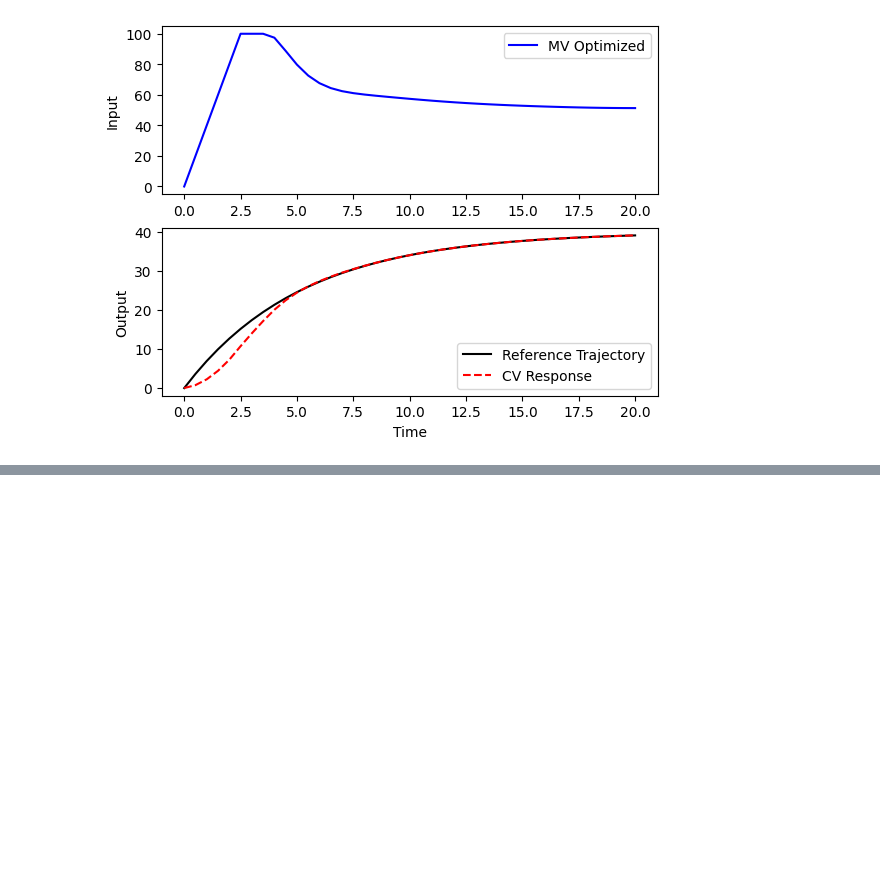
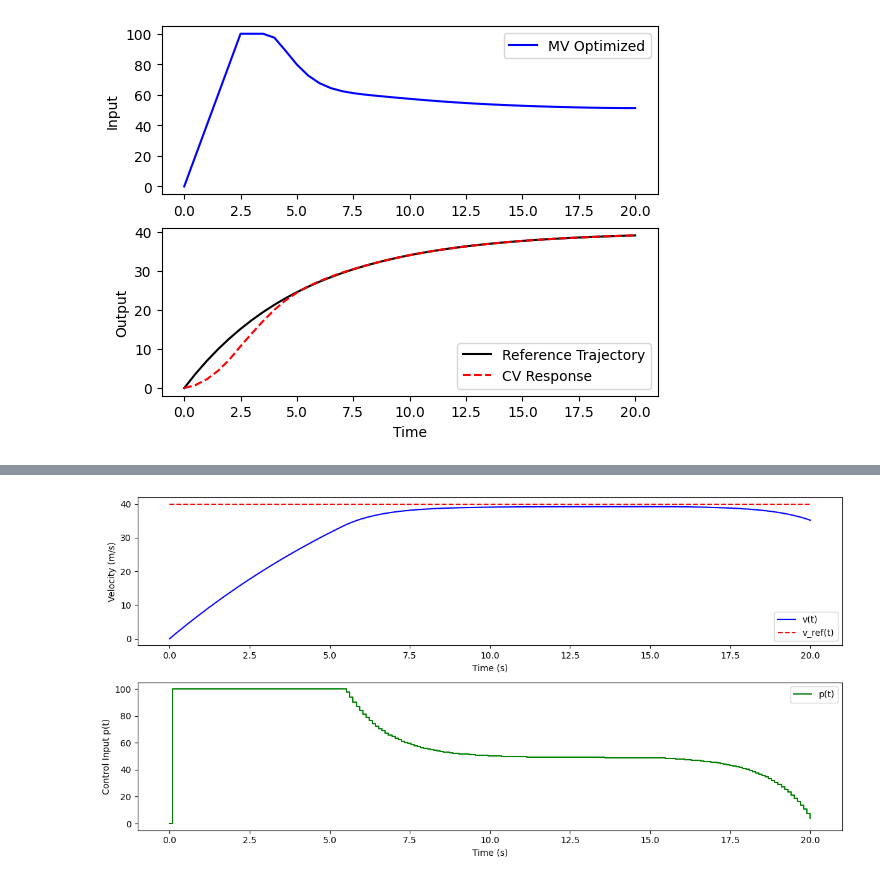
Before and after one commit to costasmexis/dynamic-modeling, a Jupyter notebook: control/Notebook_Vehicle.ipynb, the cells around one changed output, grey strips where cells are left out. Drawn from its saved outputs; the diff is of its cells as text; code cells hidden in the pictures; blank space fills up the shorter version.

```diff
--- a/control/Notebook_Vehicle.ipynb
+++ b/control/Notebook_Vehicle.ipynb
@@ -328,0 +298,92 @@ plt.show()
+# %%
+import numpy as np
+import matplotlib.pyplot as plt
+from scipy.integrate import solve_ivp
+from scipy.optimize import minimize
+
+# Define the system parameters
+mass = 500
+b = 50
+K = 0.8
+T_horizon = T_S  # Prediction horizon
+
+# Define the system dynamics
+def ode_model(t, v, p):
+    return (1/mass) * (-v * b + K * b * p)
+
+# Define the cost function for MPC
+def mpc_cost(p_sequence, v_current, v_ref_traj, dt):
+    # Simulate the system over the prediction horizon
+    v = v_current
+    cost = 0
+    for i in range(len(p_sequence)):
+        # Update the state using the system dynamics
+        v = v + ode_model(0, v, p_sequence[i]) * dt
+        # Calculate the cost (tracking error + control effort)
+        tracking_error = (v - v_ref_traj[i])**2
+        control_effort = 0.01 * (p_sequence[i])**2  # Small penalty on control effort
+        cost += tracking_error + control_effort
+    return cost
+
+# MPC setup
+def mpc_control(v_current, v_ref_traj, dt, prediction_steps):
+    # Initial guess for control inputs
+    p0 = np.zeros(prediction_steps)
+
+    # Optimization bounds for control inputs
+    bounds = [(0, 100)] * prediction_steps  # Limit control between -10 and 10
+
+    # Minimize the cost function to find optimal control sequence
+    result = minimize(
+        mpc_cost, p0, args=(v_current, v_ref_traj, dt), bounds=bounds, method='SLSQP'
+    )
+    # Return the first control input from the optimal sequence
+    return result.x[0]
+
+# Time settings
+dt = 0.1  # Time step
+total_time = 20  # Total simulation time
+time_steps = int(total_time / dt)
+
+# Reference trajectory for v(t)
+v_ref = np.ones(time_steps) * 40  # Desired constant velocity of 5 m/s
+
+# Simulation storage
+v_values = np.zeros(time_steps)
+p_values = np.zeros(time_steps)
+t_values = np.linspace(0, total_time, time_steps)
+
+# Initial condition
+v_values[0] = 0  # Initial velocity
+
+# Simulate using MPC
+for i in range(1, time_steps):
+    # Extract reference trajectory for the current prediction horizon
+    v_ref_horizon = v_ref[i:i + int(T_horizon / dt)]
+
+    # Use MPC to compute control action
+    p = mpc_control(v_values[i - 1], v_ref_horizon, dt, len(v_ref_horizon))
+
+    # Apply the control action and simulate one time step
+    sol = solve_ivp(ode_model, [t_values[i-1], t_values[i]], [v_values[i-1]], args=(p,))
+    v_values[i] = sol.y[0, -1]
+    p_values[i] = p
+
+# Plot results
+plt.figure(figsize=(12, 6))
+plt.subplot(2, 1, 1)
+plt.plot(t_values, v_values, label='v(t)', color='b')
+plt.plot(t_values, v_ref, 'r--', label='v_ref(t)')
+plt.xlabel('Time (s)')
+plt.ylabel('Velocity (m/s)')
+plt.legend()
+
+plt.subplot(2, 1, 2)
+plt.step(t_values, p_values, label='p(t)', color='g', where='post')
+plt.xlabel('Time (s)')
+plt.ylabel('Control Input p(t)')
+plt.legend()
+plt.tight_layout()
+plt.show()
+# %% [output]
+[figure, added]
```
Also changed, not shown: parts of 15 cells of this notebook, 1 other file.
